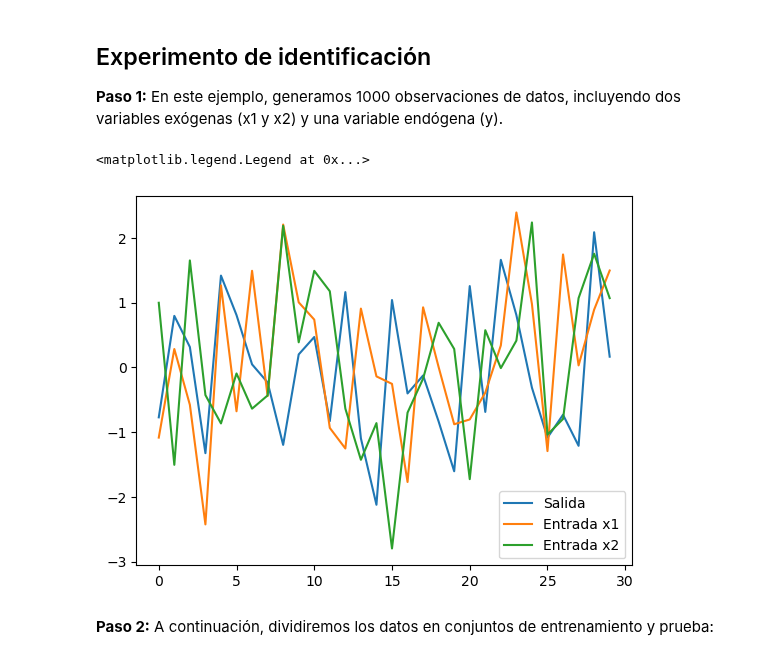
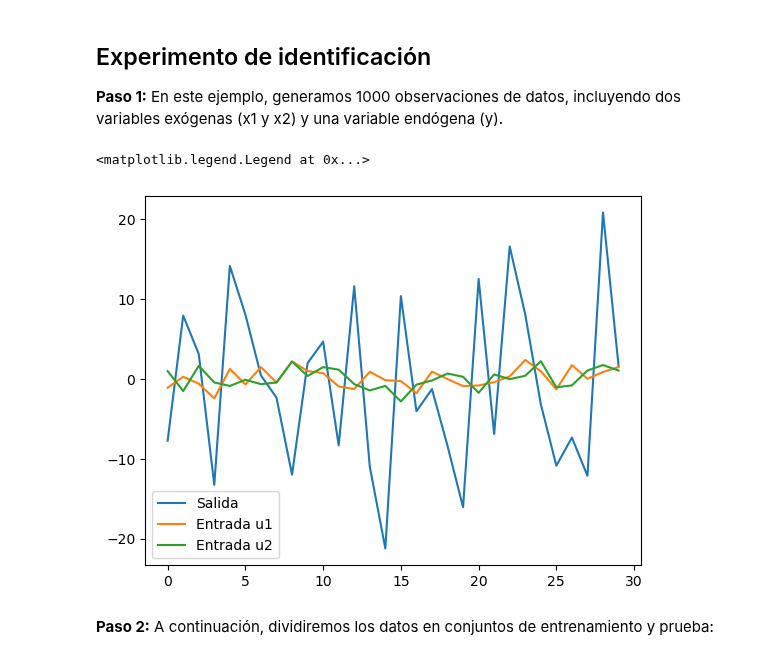
Before and after one commit to jairocuellar/System_identification, a Jupyter notebook: class_11_01.ipynb, the cells around one changed output. Saved outputs shown, nothing was run; the diff lists cells and outputs as text; code cells hidden in the pictures.

```diff
--- a/class_11_01.ipynb
+++ b/class_11_01.ipynb
@@ -20,18 +20,18 @@ Esta librería se usa mucho en aplicaciones estadísticas, pero tiene un compend
 # %%
 # Generar datos simulados
 np.random.seed(123)
 nobs = 30
 exog = np.random.randn(nobs,2)
-endog = np.random.randn(nobs)
-data = pd.DataFrame(np.column_stack((endog, exog)), columns=['y', 'x1', 'x2'])
+endog = 10*np.random.randn(nobs)
+data = pd.DataFrame(np.column_stack((endog, exog)), columns=['y', 'u1', 'u2'])
 
 plt.plot(data.y)
-plt.plot(data.x1)
-plt.plot(data.x2)
-plt.legend(['Salida','Entrada x1','Entrada x2'])
+plt.plot(data.u1)
+plt.plot(data.u2)
+plt.legend(['Salida','Entrada u1','Entrada u2'])
 # %% [output]
 <matplotlib.legend.Legend at 0x...>
-[figure, old version]
+[figure, new version]
 # %% [markdown]
 **Paso 2:** A continuación, dividiremos los datos en conjuntos de entrenamiento y prueba:
 # %%
```
Also changed, not shown: parts of 2 cells of this notebook, 4 other files.
